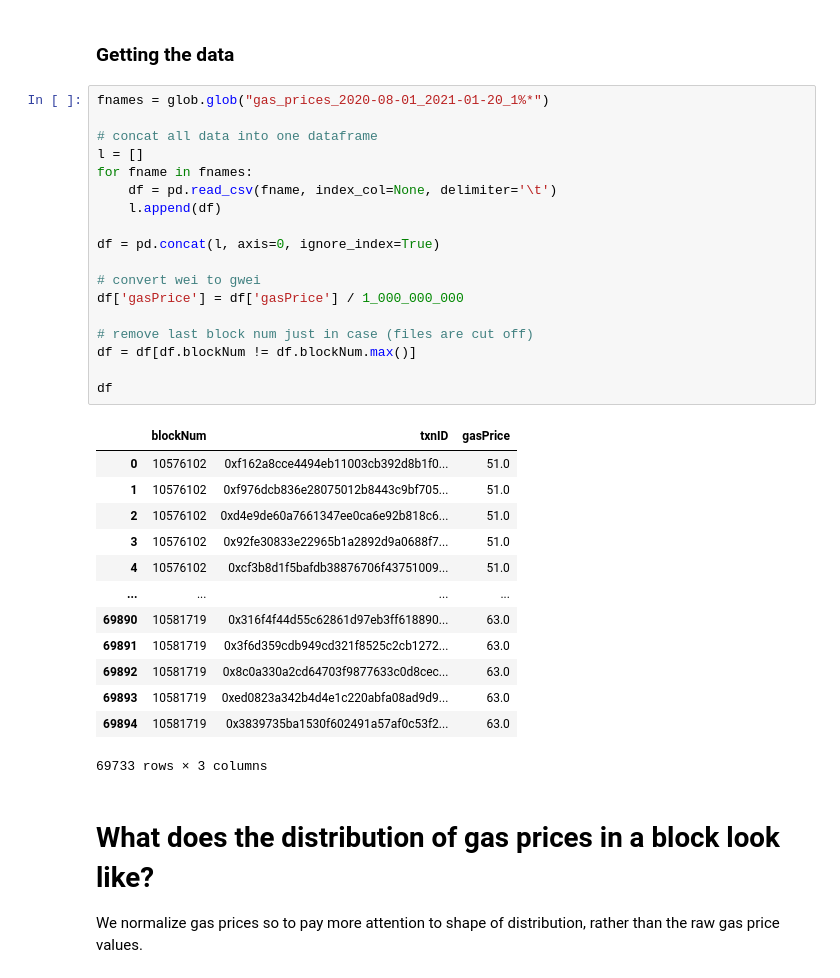
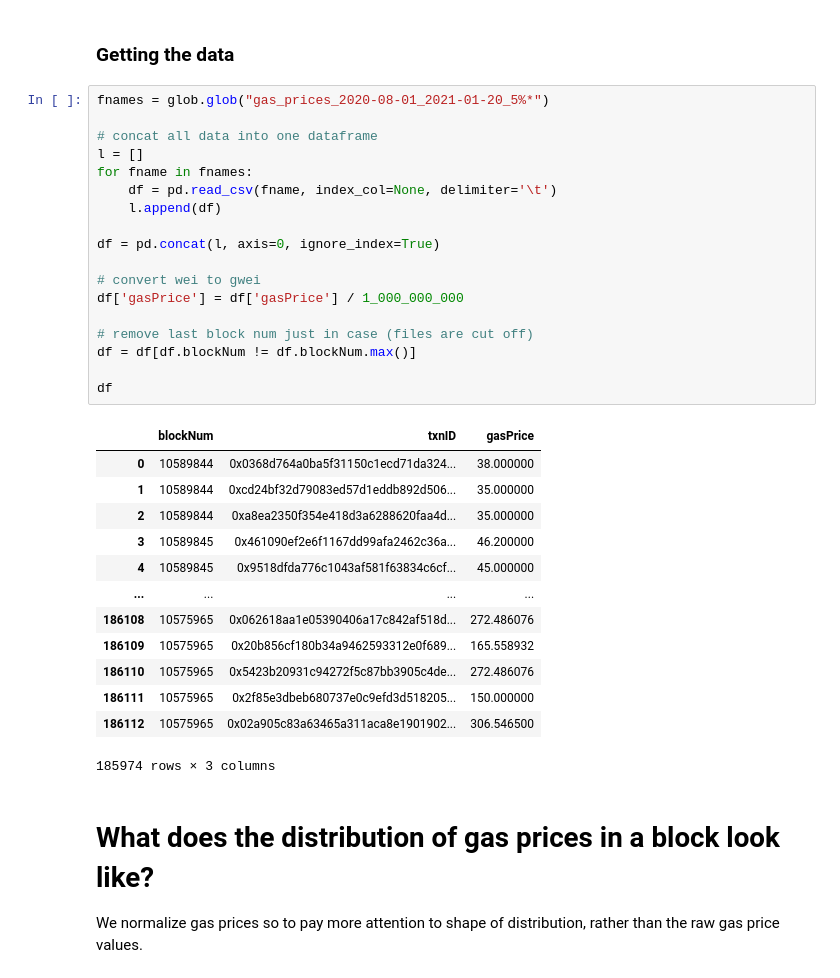
Before and after one commit to sassmilic/historical-gas-prices, a Jupyter notebook: gas-price-predictions.ipynb, the cells around one changed output. Drawn from its saved outputs; the diff is of its cells as text.

```diff
--- a/gas-price-predictions.ipynb
+++ b/gas-price-predictions.ipynb
@@ -15,37 +15,37 @@ API3_EMERALD = '#7CE3CB'
 # %% [markdown]
 ### Getting the data
 # %%
-fnames = glob.glob("gas_prices_2020-08-01_2021-01-20_1%*")
+fnames = glob.glob("gas_prices_2020-08-01_2021-01-20_5%*")
 
 # concat all data into one dataframe
 l = []
 for fname in fnames:
     df = pd.read_csv(fname, index_col=None, delimiter='\t')
     l.append(df)
 
 df = pd.concat(l, axis=0, ignore_index=True)
 
 # convert wei to gwei
 df['gasPrice'] = df['gasPrice'] / 1_000_000_000
 
 # remove last block num just in case (files are cut off)
 df = df[df.blockNum != df.blockNum.max()]
 
 df
 # %% [output]
 |  | blockNum | txnID | gasPrice |
-| 0 | 10576102 | 0xf162a8cce4494eb11003cb392d8b1f0... | 51.0 |
-| 1 | 10576102 | 0xf976dcb836e28075012b8443c9bf705... | 51.0 |
-| 2 | 10576102 | 0xd4e9de60a7661347ee0ca6e92b818c6... | 51.0 |
-| 3 | 10576102 | 0x92fe30833e22965b1a2892d9a0688f7... | 51.0 |
-| 4 | 10576102 | 0xcf3b8d1f5bafdb38876706f43751009... | 51.0 |
+| 0 | 10589844 | 0x0368d764a0ba5f31150c1ecd71da324... | 38.000000 |
+| 1 | 10589844 | 0xcd24bf32d79083ed57d1eddb892d506... | 35.000000 |
+| 2 | 10589844 | 0xa8ea2350f354e418d3a6288620faa4d... | 35.000000 |
+| 3 | 10589845 | 0x461090ef2e6f1167dd99afa2462c36a... | 46.200000 |
+| 4 | 10589845 | 0x9518dfda776c1043af581f63834c6cf... | 45.000000 |
 | ... | ... | ... | ... |
-| 69890 | 10581719 | 0x316f4f44d55c62861d97eb3ff618890... | 63.0 |
-| 69891 | 10581719 | 0x3f6d359cdb949cd321f8525c2cb1272... | 63.0 |
-| 69892 | 10581719 | 0x8c0a330a2cd64703f9877633c0d8cec... | 63.0 |
-| 69893 | 10581719 | 0xed0823a342b4d4e1c220abfa08ad9d9... | 63.0 |
-| 69894 | 10581719 | 0x3839735ba1530f602491a57af0c53f2... | 63.0 |
+| 186108 | 10575965 | 0x062618aa1e05390406a17c842af518d... | 272.486076 |
+| 186109 | 10575965 | 0x20b856cf180b34a9462593312e0f689... | 165.558932 |
+| 186110 | 10575965 | 0x5423b20931c94272f5c87bb3905c4de... | 272.486076 |
+| 186111 | 10575965 | 0x2f85e3dbeb680737e0c9efd3d518205... | 150.000000 |
+| 186112 | 10575965 | 0x02a905c83a63465a311aca8e1901902... | 306.546500 |
-69733 rows × 3 columns
+185974 rows × 3 columns
 # %% [markdown]
 # What does the distribution of gas prices in a block look like?
 We normalize gas prices so to pay more attention to shape of distribution, rather than the raw gas price values.
```
Also changed, not shown: parts of 14 cells of this notebook.
